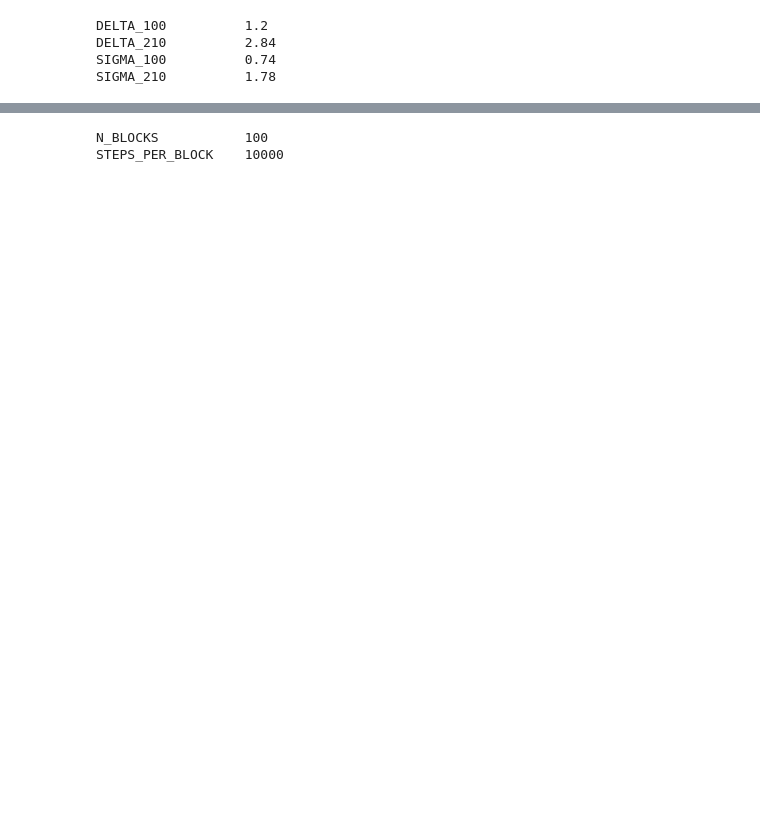
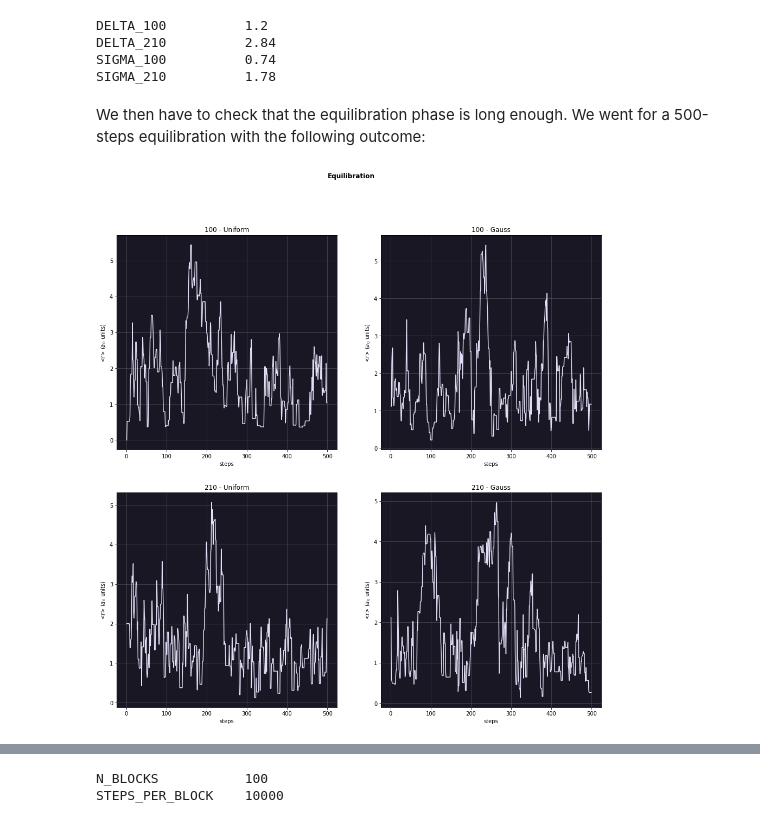
Before and after one commit to ormfav/LsnDavideVallenzasca, a Jupyter notebook: 05/05.ipynb, the cells around one changed output, grey strips where cells are left out. Cells and saved outputs as stored; diff of their text form; code cells hidden in the pictures; blank space fills up the shorter version.

Commit message:
01-03 finished. Check 08

```diff
--- a/05/05.ipynb
+++ b/05/05.ipynb
@@ -128,4 +133,60 @@ DELTA_100          1.2
 DELTA_210          2.84
 SIGMA_100          0.74
 SIGMA_210          1.78
+# %% [markdown]
+We then have to check that the equilibration phase is long enough. We went for a 500-steps equilibration with the following outcome:
+# %%
+fig=plt.figure(figsize=(16, 16))
+MultiplotSetup(fig,2,2)
+plt.suptitle('Equilibration', weight='bold')
+
+#100 - unif
+plt.subplot(221)
+plt.title("100 - Uniform")
+plt.xlabel('steps')
+plt.ylabel('<r> ($a_0$ units)')
+
+data = np.genfromtxt("out/051-equi_100_unif.csv", delimiter=",", skip_header=1)
+x=data[:,0]
+y=data[:,1]
+
+plt.plot(x,y,color=el1)
+
+#100 - gauss
+plt.subplot(222)
+plt.title("100 - Gauss")
+plt.xlabel('steps')
+plt.ylabel('<r> ($a_0$ units)')
+
+data = np.genfromtxt("out/051-equi_100_gaus.csv", delimiter=",", skip_header=1)
+x=data[:,0]
+y=data[:,1]
+
+plt.plot(x,y,color=el1)
+
+plt.subplot(223)
+plt.title("210 - Uniform")
+plt.xlabel('steps')
+plt.ylabel('<r> ($a_0$ units)')
+
+data = np.genfromtxt("out/051-equi_210_unif.csv", delimiter=",", skip_header=1)
+x=data[:,0]
+y=data[:,1]
+
+plt.plot(x,y,color=el1)
+
+plt.subplot(224)
+plt.title("210 - Gauss")
+plt.xlabel('steps')
+plt.ylabel('<r> ($a_0$ units)')
+
+data = np.genfromtxt("out/051-equi_210_gaus.csv", delimiter=",", skip_header=1)
+x=data[:,0]
+y=data[:,1]
+
+plt.plot(x,y,color=el1)
+
+plt.show()
+# %% [output]
+[figure, added]
 # %% [markdown]
```
Also changed, not shown: parts of 17 cells of this notebook, 8 other files.
